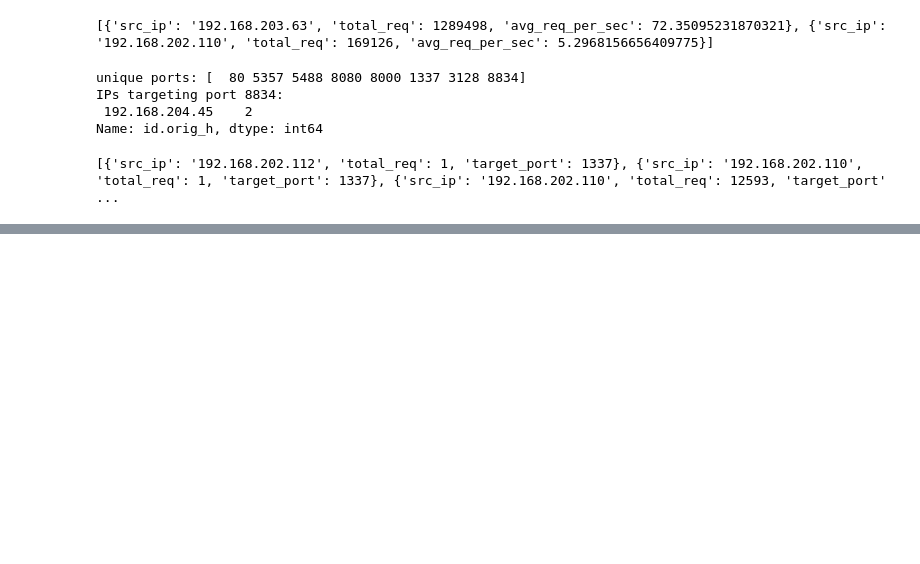
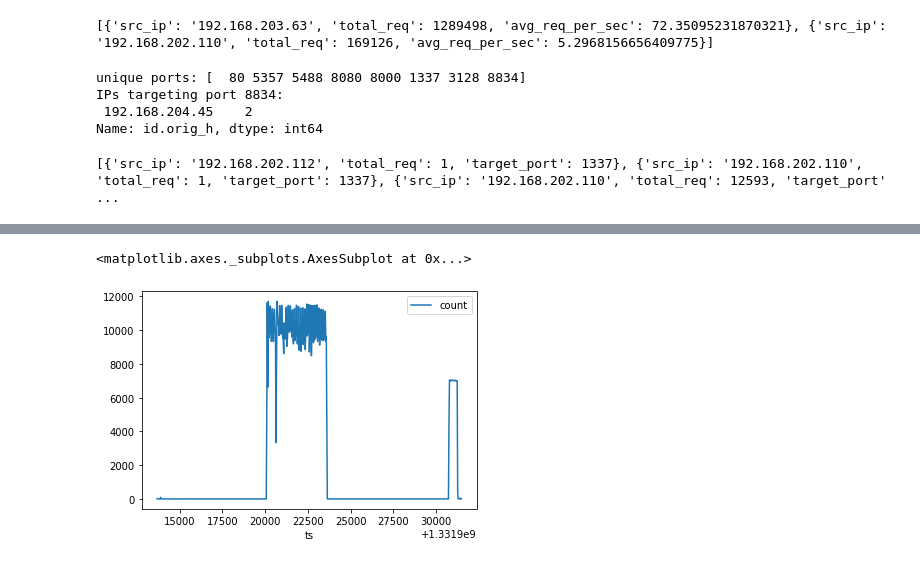
Before and after one commit to shuiherng/asmt, a Jupyter notebook: task3.ipynb, the cells around one changed output, grey strips where cells are left out. Cells and saved outputs as stored; diff of their text form; code cells hidden in the pictures; blank space fills up the shorter version.

```diff
--- a/task3.ipynb
+++ b/task3.ipynb
@@ -141,0 +172,37 @@ print(graylist_2)
+# %%
+# convert to rolling window here (but the builtin functions are broken so we make our own)
+# this is really slow processing maybe a million entries a minute because it's linear, but can be
+# sped up using a binary tree or something (the rolling function in pandas supposedly does this)
+WINDOW_SIZE_SECONDS = 30
+
+def get_rolling(df, window):
+    # window is in seconds
+    df = df.sort_values('ts')
+    min_time = df.iloc[0]['ts']
+    max_time = df.iloc[-1]['ts']
+    windows = []
+    cur_time = min_time
+    cur_time_count = 0
+    i = 0
+    while True:
+        if i >= df.shape[0]:
+            break
+
+        if i%100000 == 0:
+            print("Processed {} of {} entries".format(i, df.shape[0]))
+
+        r = df.iloc[i]
+        if r['ts'] < cur_time + 30:
+            cur_time_count += 1
+            i += 1
+
+        else:
+            windows.append([cur_time, cur_time_count])
+            cur_time += 30
+            cur_time_count = 0
+
+    print("done")
+    return windows
+
+# get request volume over time windows of 30 seconds.
+freq = get_rolling(tdf, WINDOW_SIZE_SECONDS)
@@ -141,0 +224,9 @@ print(graylist_2)
+# %%
+# we plot the requests against time here, and notice there are bursts of time where the requests
+# come in at once. We can infer that there is no observable pattern here.
+freq_df = pd.DataFrame(freq, columns = ['ts', 'count'])
+freq_df = freq_df.set_index('ts')
+freq_df.plot()
+# %% [output]
+<matplotlib.axes._subplots.AxesSubplot at 0x...>
+[figure, added]
```
Also changed, not shown: parts of 12 cells of this notebook.
